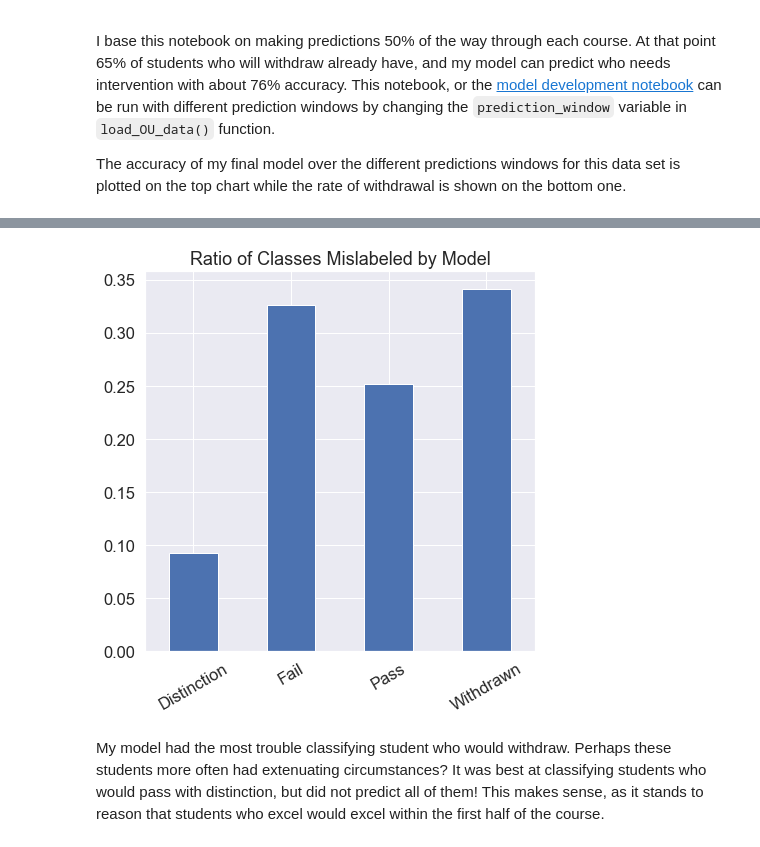
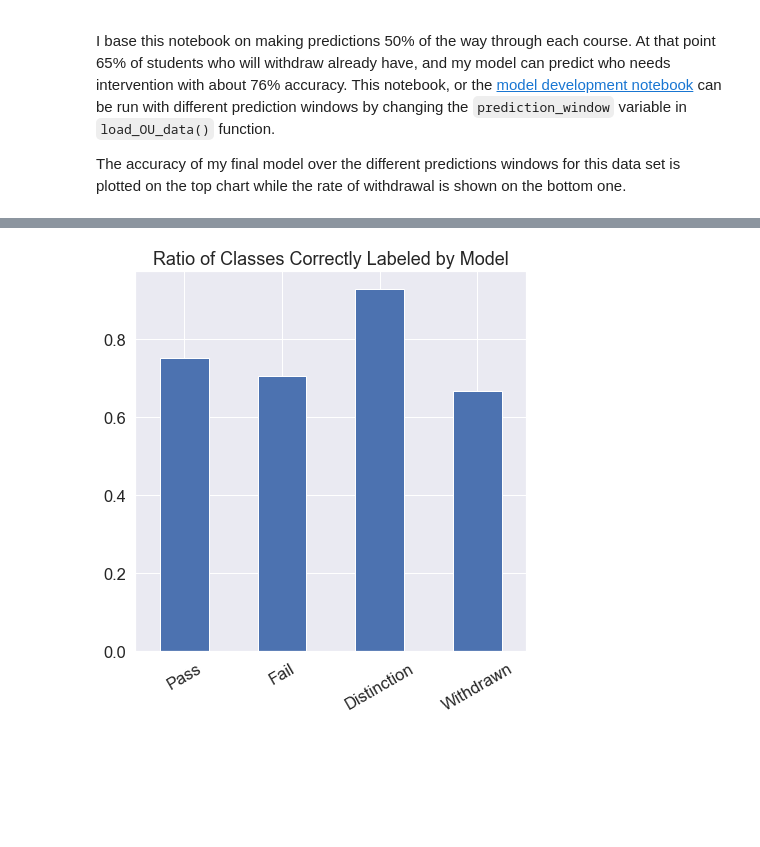
Before and after one commit to Caellwyn/ou_student_predictions, a Jupyter notebook: report/report_notebook.ipynb, the cells around one changed output, grey strips where cells are left out. Cells and saved outputs as stored; diff of their text form; code cells hidden in the pictures; blank space fills up the shorter version.

Commit message:
add dense model to report notebook

```diff
--- a/report/report_notebook.ipynb
+++ b/report/report_notebook.ipynb
@@ -653,8 +695,8 @@ While our correlation matrix above told us that, for the scaled and balanced dat
 # %%
 evaluation = X_test.copy()
-
-evaluation['result'] = y_test.reset_index(drop=True)
-evaluation['XGB'] = y_pred
+model = load_model('../models/dense6979model8.h5')
+evaluation['result'] = y_test_binary
+evaluation['Prediction'] = np.round(model.predict(X_test_transformed))
 evaluation['true uncollapsed'] = y_test_uncollapsed
 
 fig, axes = plt.subplots(5,1, figsize = (22,35))
@@ -662,18 +704,18 @@ axes = axes.ravel()
 for i, column in enumerate(X_test.columns[1:]):
     to_graph = pd.DataFrame()
     to_graph['All'] = evaluation[column]
-    to_graph['True Pass'] = evaluation[evaluation['result'] == 'No Intervention'][column]
-    to_graph['Incorrectly Predicted Pass'] = evaluation[(evaluation['XGB']
+    to_graph['True Pass'] = evaluation[evaluation['result'] == 1][column]
+    to_graph['Incorrectly Predicted Pass'] = evaluation[(evaluation['Prediction']
                                                != evaluation['result'])
-                                               & (evaluation['XGB'] == 'No Intervention')][column]
-    to_graph['Correctly Predicted Pass'] = evaluation[(evaluation['XGB'] == 'No Intervention')
-                                           & (evaluation['XGB'] == evaluation['result'])][column]
-    to_graph['True Fail'] = evaluation[evaluation['result'] == 'Needs Intervention'][column]
-    to_graph['Incorrectly predicted Fail'] = evaluation[(evaluation['XGB']
+                                               & (evaluation['Prediction'] == 1)][column]
+    to_graph['Correctly Predicted Pass'] = evaluation[(evaluation['Prediction'] == 1)
+                                           & (evaluation['Prediction'] == evaluation['result'])][column]
+    to_graph['True Fail'] = evaluation[evaluation['result'] == 0][column]
+    to_graph['Incorrectly predicted Fail'] = evaluation[(evaluation['Prediction']
                                                != evaluation['result'])
-                                               & (evaluation['XGB'] == 'Needs Intervention')][column]
-    to_graph['Correctly Predicted Fail'] = evaluation[(evaluation['XGB'] == 'Needs Intervention')
-                                           & (evaluation['XGB'] == evaluation['result'])][column]
+                                               & (evaluation['Prediction'] == 0)][column]
+    to_graph['Correctly Predicted Fail'] = evaluation[(evaluation['Prediction'] == 0)
+                                           & (evaluation['Prediction'] == evaluation['result'])][column]
 
 
     sns.barplot(data = to_graph, ax = axes[i])
@@ -700,11 +741,9 @@ A note, first, these graphs are not normalized by course.  That graph is easy to
 # %%
 full_class_counts = evaluation['true uncollapsed'].value_counts()
-error_class_counts = evaluation[evaluation['result'] != evaluation['XGB']]['true uncollapsed'].value_counts()
-error_class_ratio = error_class_counts/full_class_counts
-error_class_ratio.plot(kind = 'bar', figsize = (7,7), rot = 30)
-plt.title('Ratio of Classes Mislabeled by Model')
-plt.savefig('../figures/ratio_mislabeled_class_XGB.png', dpi = 100)
+correct_class_counts = evaluation[evaluation['result'] == evaluation['Prediction']]['true uncollapsed'].value_counts()
+correct_class_ratio = correct_class_counts/full_class_counts
+correct_class_ratio.plot(kind = 'bar', figsize = (7,7), rot = 30)
+plt.title('Ratio of Classes Correctly Labeled by Model')
+plt.savefig('../figures/ratio_correct_by_class_dense.png', dpi = 100)
 # %% [output]
-[figure, old version]
+[figure, new version]
-# %% [markdown]
-My model had the most trouble classifying student who would withdraw.  Perhaps these students more often had extenuating circumstances?  It was best at classifying students who would pass with distinction, but did not predict all of them!  This makes sense, as it stands to reason that students who excel would excel within the first half of the course.
```
Also changed, not shown: parts of 15 cells of this notebook, 6 other files.
